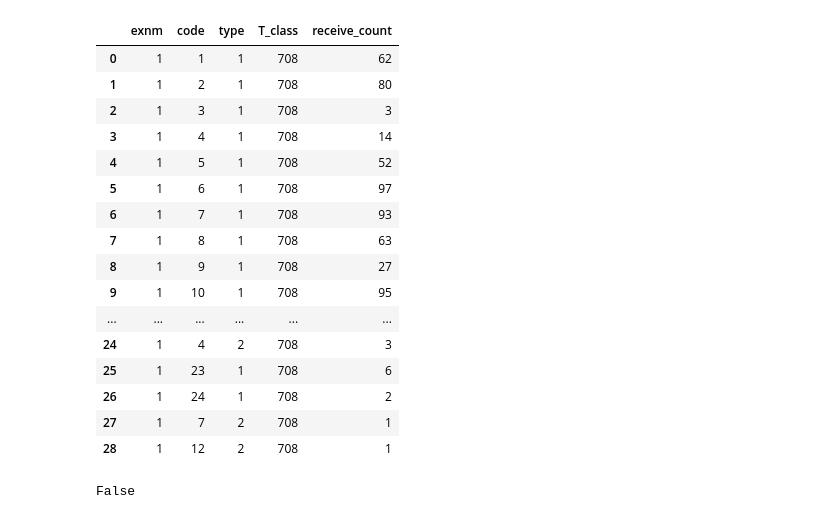
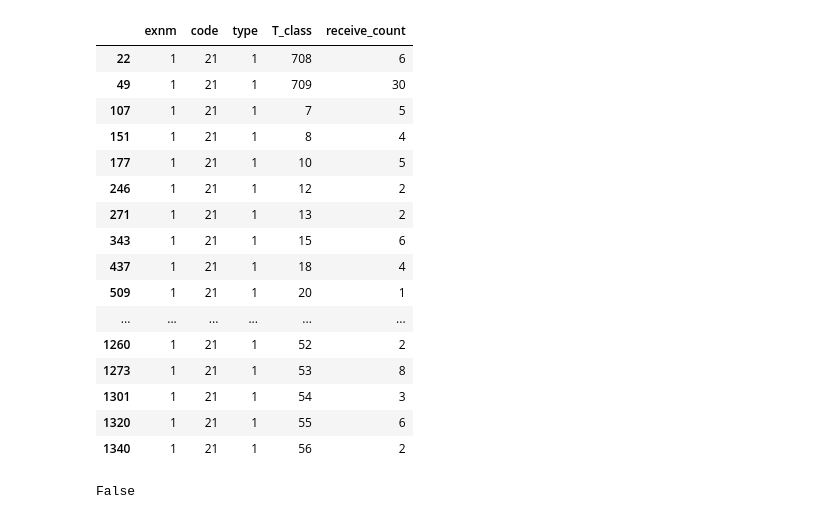
Before and after one commit to anwoo99/SDMS, a Jupyter notebook: jupyter/receiver_check.ipynb, the cells around one changed output. Cells and saved outputs as stored; diff of their text form; code cells hidden in the pictures.

```diff
--- a/jupyter/receiver_check.ipynb
+++ b/jupyter/receiver_check.ipynb
@@ -15,30 +49,30 @@ train_data = np.load(f"/mdfsvc/SDMS/data/numpy/receive_checker_train_combined_da
 # %%
 # Define column names
 columns = ["exnm", "code", "type", "T_class", "receive_count"]
 
 # Convert train data to DataFrame
 train_df = pd.DataFrame(train_data, columns=columns)
 
 # Display train data
-train_df.head(10)
+train_df.loc[train_df["code"] == 21]
 # %% [output]
 |  | exnm | code | type | T_class | receive_count |
-| 0 | 1 | 1 | 1 | 708 | 62 |
-| 1 | 1 | 2 | 1 | 708 | 80 |
-| 2 | 1 | 3 | 1 | 708 | 3 |
-| 3 | 1 | 4 | 1 | 708 | 14 |
-| 4 | 1 | 5 | 1 | 708 | 52 |
-| 5 | 1 | 6 | 1 | 708 | 97 |
-| 6 | 1 | 7 | 1 | 708 | 93 |
-| 7 | 1 | 8 | 1 | 708 | 63 |
-| 8 | 1 | 9 | 1 | 708 | 27 |
-| 9 | 1 | 10 | 1 | 708 | 95 |
+| 22 | 1 | 21 | 1 | 708 | 6 |
+| 49 | 1 | 21 | 1 | 709 | 30 |
+| 107 | 1 | 21 | 1 | 7 | 5 |
+| 151 | 1 | 21 | 1 | 8 | 4 |
+| 177 | 1 | 21 | 1 | 10 | 5 |
+| 246 | 1 | 21 | 1 | 12 | 2 |
+| 271 | 1 | 21 | 1 | 13 | 2 |
+| 343 | 1 | 21 | 1 | 15 | 6 |
+| 437 | 1 | 21 | 1 | 18 | 4 |
+| 509 | 1 | 21 | 1 | 20 | 1 |
 | ... | ... | ... | ... | ... | ... |
-| 24 | 1 | 4 | 2 | 708 | 3 |
-| 25 | 1 | 23 | 1 | 708 | 6 |
-| 26 | 1 | 24 | 1 | 708 | 2 |
-| 27 | 1 | 7 | 2 | 708 | 1 |
-| 28 | 1 | 12 | 2 | 708 | 1 |
+| 1260 | 1 | 21 | 1 | 52 | 2 |
+| 1273 | 1 | 21 | 1 | 53 | 8 |
+| 1301 | 1 | 21 | 1 | 54 | 3 |
+| 1320 | 1 | 21 | 1 | 55 | 6 |
+| 1340 | 1 | 21 | 1 | 56 | 2 |
 # %%
 anomaly_data_exists = True
 try:
```
Also changed, not shown: parts of 8 cells of this notebook, 6 other files.
